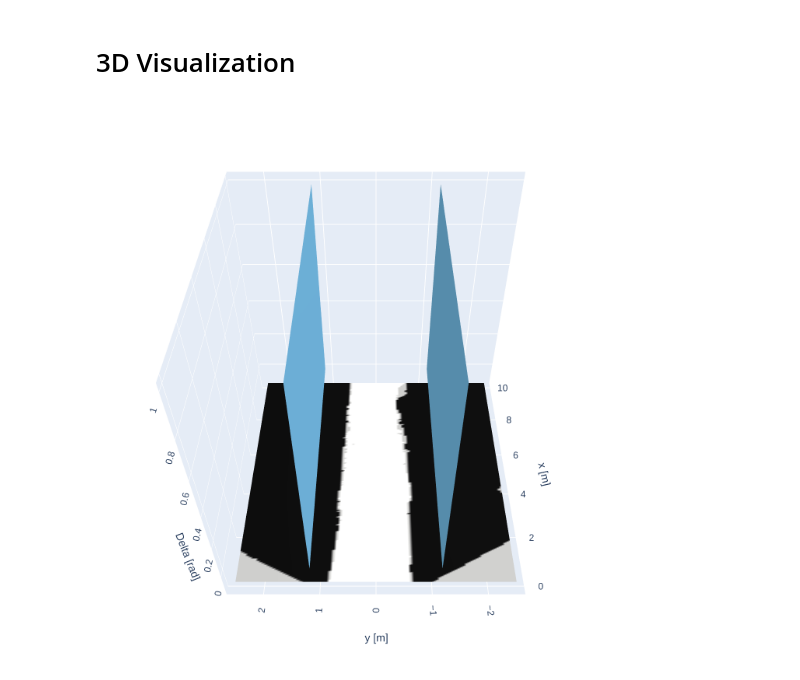
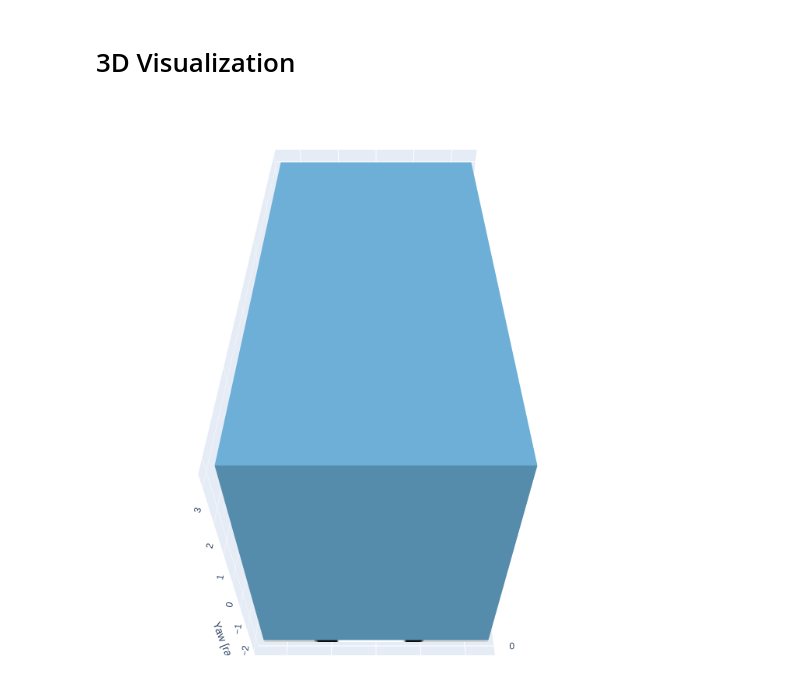
Before and after one commit to sulthansf/pyspect, a Jupyter notebook: examples/sidewalk_demo.ipynb, the cells around one changed output. Saved outputs shown, nothing was run; the diff lists cells and outputs as text; code cells hidden in the pictures.

```diff
--- a/examples/sidewalk_demo.ipynb
+++ b/examples/sidewalk_demo.ipynb
@@ -256,7 +256,7 @@ def inflate_vf_xy(vf, robot_projections):
 
     # Return the inflated vf
     slices = (...,) + (np.newaxis,) * (vf.ndim - xya_inflated_vf.ndim)
-    inflated_vf = np.zeros(vf.shape) * xya_inflated_vf[slices]
+    inflated_vf = np.ones(vf.shape) * xya_inflated_vf[slices]
     return inflated_vf
 # %%
 # Creating the sidewalk geometries
@@ -306,10 +320,10 @@ fig.show()
 impl = HJImpl(reach_dynamics, grid, 1)
 impl.set_axes_names('x', 'y', 'a', 'v')
 
-out2 = Always(sidewalk_inflated).realize(impl)
+out_inf = Always(sidewalk_inflated).realize(impl)
 
 fig = new_map(
-    ('Blues', impl.project_onto(out[0], 0, 1, union=False)),
+    ('Blues', impl.project_onto(out_inf[0], 0, 1, union=False)),
     min_bounds=min_bounds, max_bounds=max_bounds,
 )
 fig.show()
@@ -512,13 +526,13 @@ EYE_E   = sphere_to_cartesian(2.2, 45, -90 + 90)
 # %%
 I, F = interact_tubes(
     impl.timeline,
-    ('Blues',   out, dict(opacity=1)),
+    ('Blues',   out_inf, dict(opacity=1)),
     eye=EYE_W,
-    axis=3
+    axis=2
 )
 fig = F()
 # fig.add_scatter3d(x=traj[:, 2], y=traj[:, 3], z=traj[:, 4], mode='lines+markers', marker=dict(size=3)),
 # fig.show(config=dict(toImageButtonOptions=dict(height=720, width=720, scale=6)))
 Image(fig.to_image(format='png'))
 # %% [output]
-[figure, old version]
+[figure, new version]
```
Also changed, not shown: parts of 3 cells of this notebook.
